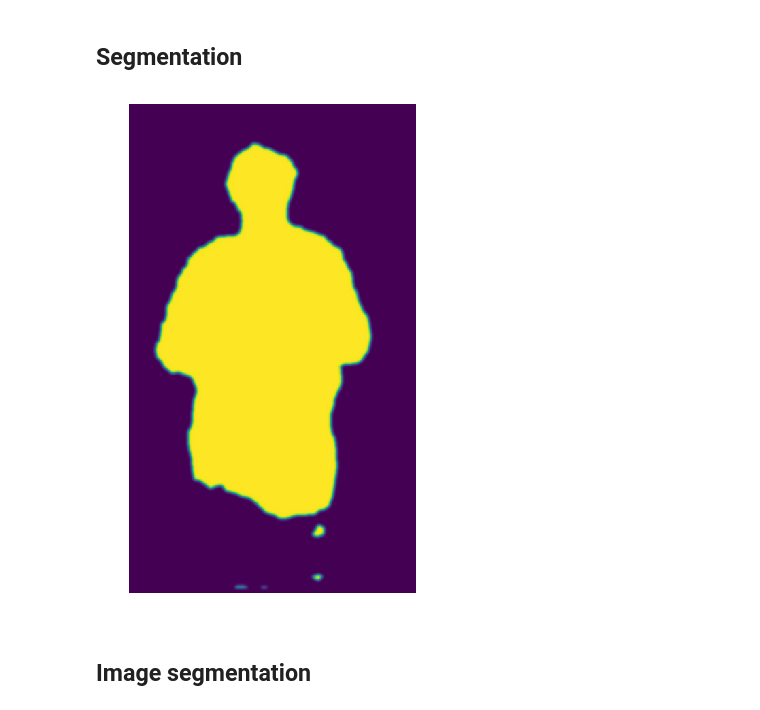
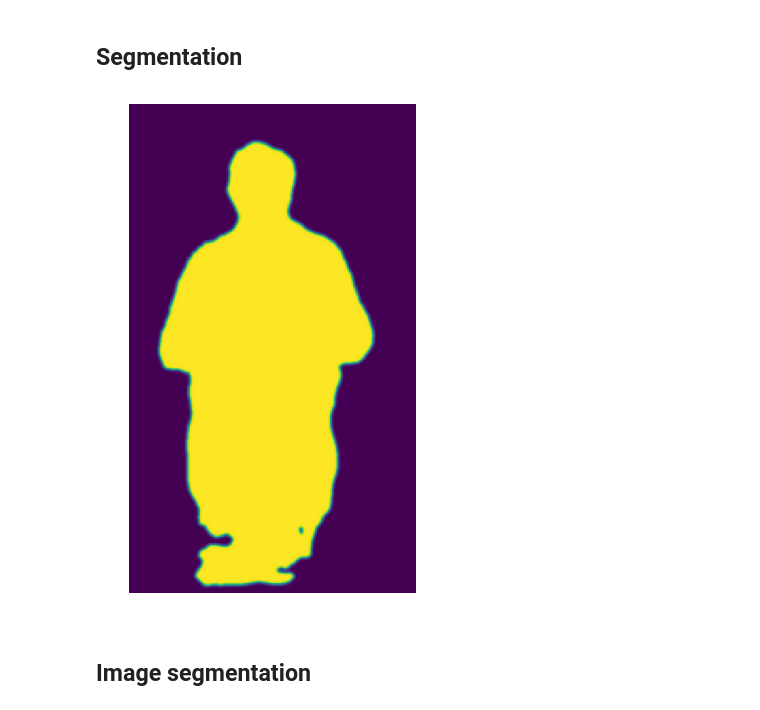
Before and after one commit to zhozheka/TS-project-2, a Jupyter notebook: pose_estimation_segmentation/pose_segmentation.ipynb, the cells around one changed output. Saved outputs shown, nothing was run; the diff lists cells and outputs as text; code cells hidden in the pictures.

```diff
--- a/pose_estimation_segmentation/pose_segmentation.ipynb
+++ b/pose_estimation_segmentation/pose_segmentation.ipynb
@@ -58,19 +67,19 @@ plt.show()
 # %%
 prediction = nn.Upsample((skeleton.shape[0], skeleton.shape[1]), mode='bilinear', align_corners=True)(segm)
 segmentation = nn.Softmax(dim=1)(prediction)[0,1].cpu().data.numpy()
 
-segmentation = ((segmentation[:,:,None]>0.55)*255).astype(np.uint8)[:,:,0]
+segmentation = ((segmentation[:,:,None]>0.5)*255).astype(np.uint8)[:,:,0]
 segmentation = gaussian_filter(segmentation, sigma=2)
 
 plt.imsave(output_path + 'segmentation.png', segmentation)
 
 
 plt.figure(figsize=(9,9))
 plt.imshow(segmentation)
 plt.axis('off')
 plt.show()
 # %% [output]
-[figure, old version]
+[figure, new version]
 # %% [markdown]
 ## Image segmentation
 # %%
```
Also changed, not shown: parts of 8 cells of this notebook.
